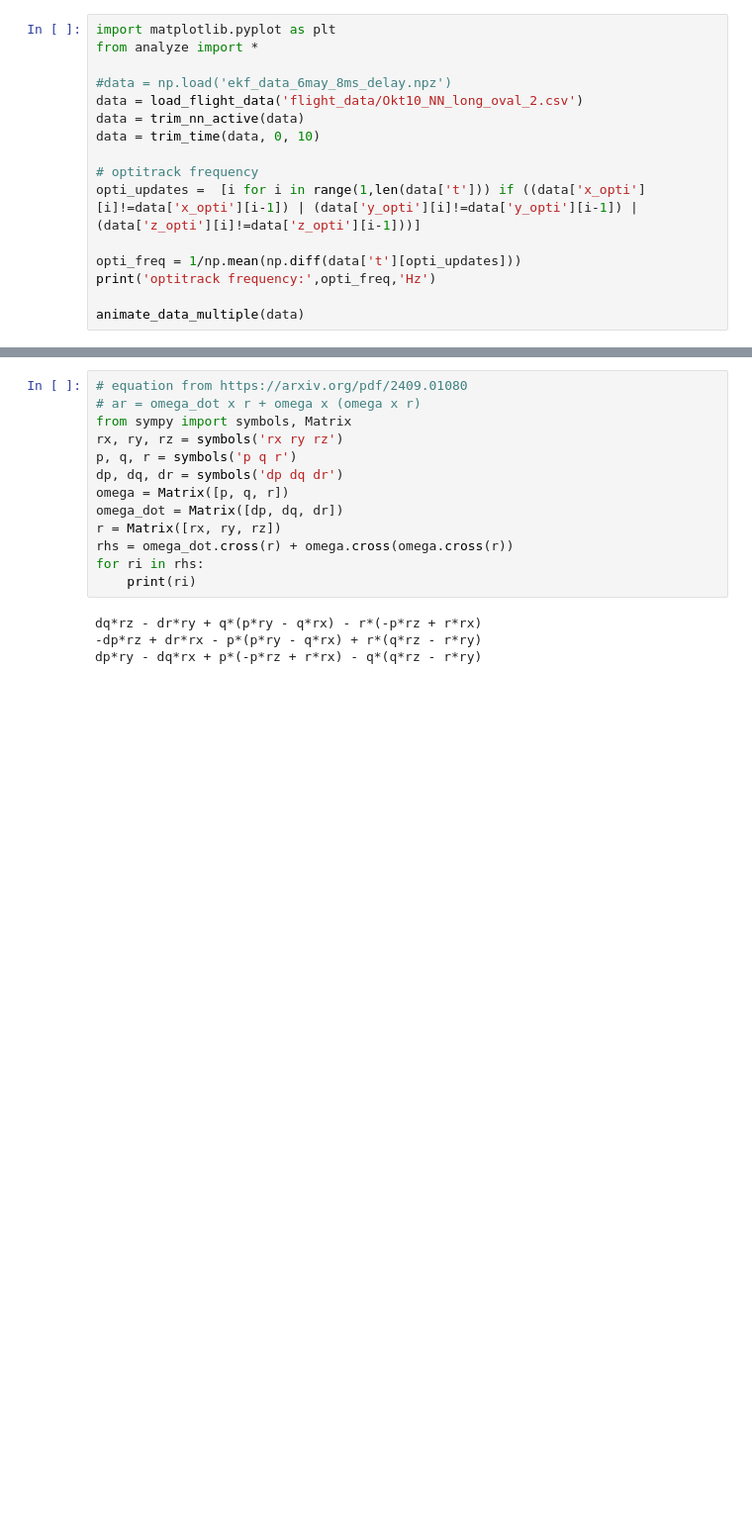
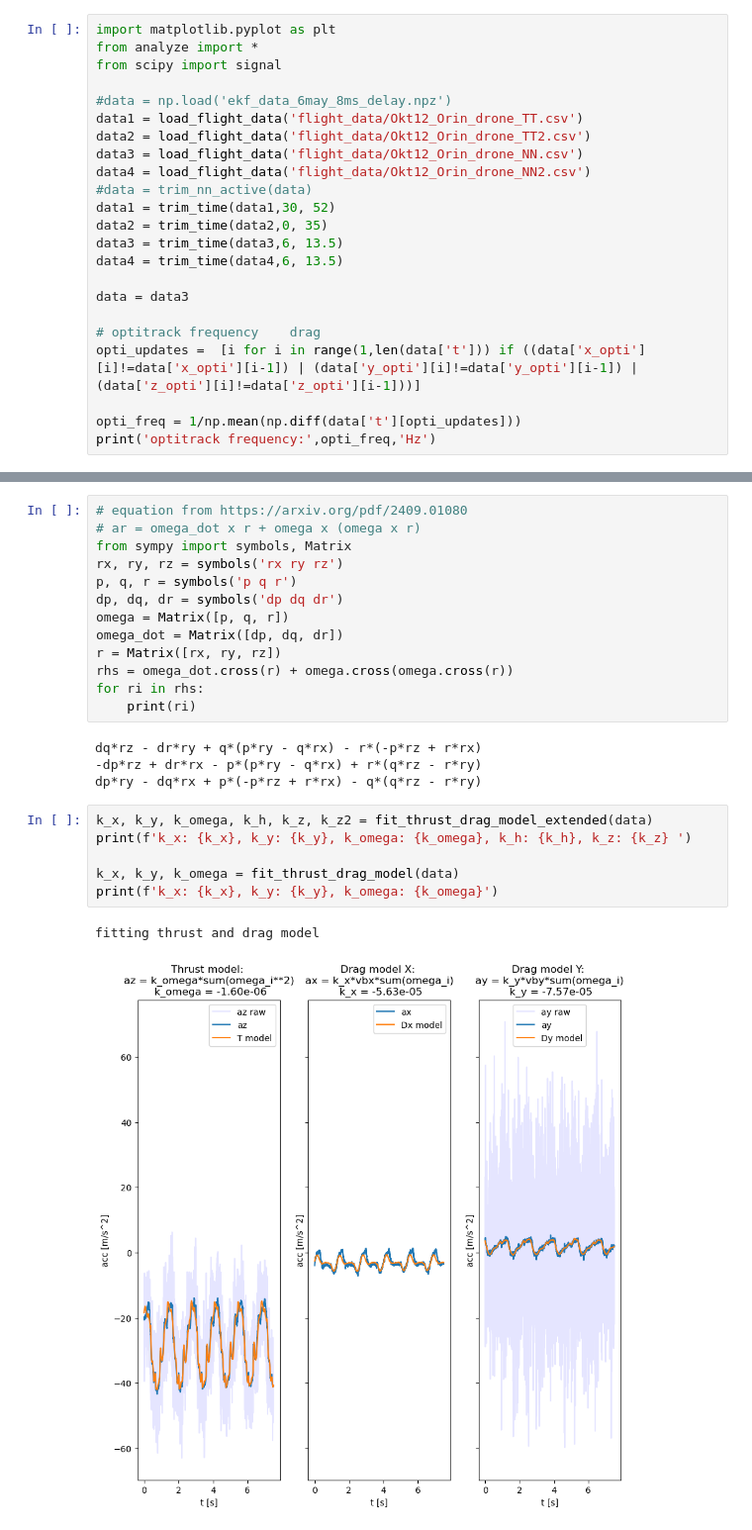
Before and after one commit to tudelft/ekf_c_code_generation, a Jupyter notebook: Generate Kalman Filter C Code.ipynb, the cells around one changed output, grey strips where cells are left out. Shown at 99% size. Cells and saved outputs as stored; diff of their text form; blank space fills up the shorter version.

```diff
--- a/Generate Kalman Filter C Code.ipynb
+++ b/Generate Kalman Filter C Code.ipynb
@@ -71,17 +71,24 @@ CCODE
 # %%
 import matplotlib.pyplot as plt
 from analyze import *
+from scipy import signal
 
 #data = np.load('ekf_data_6may_8ms_delay.npz')
-data = load_flight_data('flight_data/Okt10_NN_long_oval_2.csv')
-data = trim_nn_active(data)
-data = trim_time(data, 0, 10)
+data1 = load_flight_data('flight_data/Okt12_Orin_drone_TT.csv')
+data2 = load_flight_data('flight_data/Okt12_Orin_drone_TT2.csv')
+data3 = load_flight_data('flight_data/Okt12_Orin_drone_NN.csv')
+data4 = load_flight_data('flight_data/Okt12_Orin_drone_NN2.csv')
+#data = trim_nn_active(data)
+data1 = trim_time(data1,30, 52)
+data2 = trim_time(data2,0, 35)
+data3 = trim_time(data3,6, 13.5)
+data4 = trim_time(data4,6, 13.5)
 
-# optitrack frequency
+data = data3
+
+# optitrack frequency    drag
 opti_updates =  [i for i in range(1,len(data['t'])) if ((data['x_opti'][i]!=data['x_opti'][i-1]) | (data['y_opti'][i]!=data['y_opti'][i-1]) | (data['z_opti'][i]!=data['z_opti'][i-1]))]
 
 opti_freq = 1/np.mean(np.diff(data['t'][opti_updates]))
 print('optitrack frequency:',opti_freq,'Hz')
-
-animate_data_multiple(data)
 # %% [output]
@@ -123,3 +124,12 @@ for ri in rhs:
 dq*rz - dr*ry + q*(p*ry - q*rx) - r*(-p*rz + r*rx)
 -dp*rz + dr*rx - p*(p*ry - q*rx) + r*(q*rz - r*ry)
 dp*ry - dq*rx + p*(-p*rz + r*rx) - q*(q*rz - r*ry)
+# %%
+k_x, k_y, k_omega, k_h, k_z, k_z2 = fit_thrust_drag_model_extended(data)
+print(f'k_x: {k_x}, k_y: {k_y}, k_omega: {k_omega}, k_h: {k_h}, k_z: {k_z} ')
+
+k_x, k_y, k_omega = fit_thrust_drag_model(data)
+print(f'k_x: {k_x}, k_y: {k_y}, k_omega: {k_omega}')
+# %% [output]
+fitting thrust and drag model
+[figure, added]
```
Also changed, not shown: parts of 16 cells of this notebook, 1 other file.
